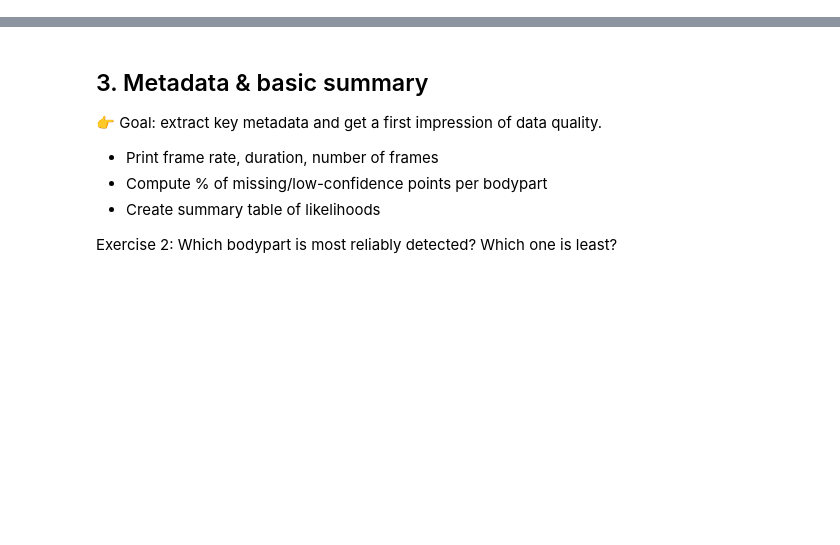
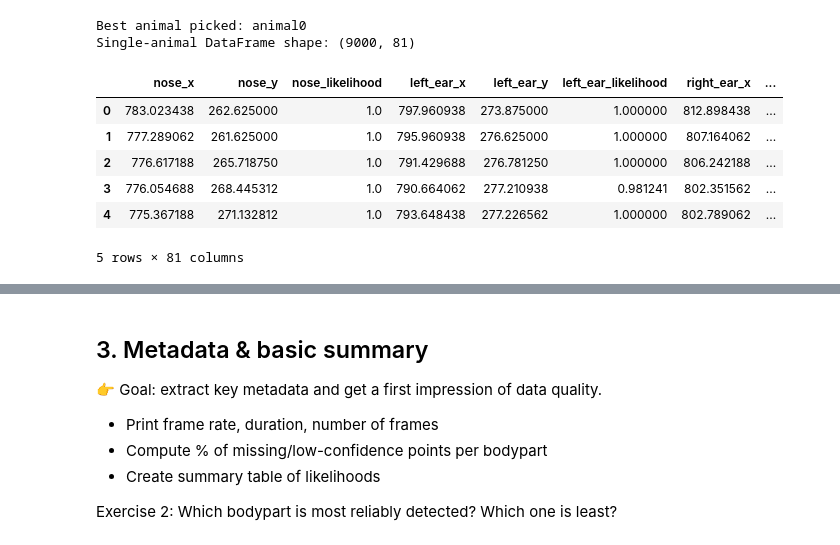
Before and after one commit to LizbethMG-Teaching/pose2behav-book, a Jupyter notebook: notebooks/EDA.ipynb, the cells around one changed output, grey strips where cells are left out. Saved outputs shown, nothing was run; the diff lists cells and outputs as text; code cells hidden in the pictures; blank space fills up the shorter version.

```diff
--- a/notebooks/EDA.ipynb
+++ b/notebooks/EDA.ipynb
@@ -261,0 +312,32 @@ Name: nose_likelihood, dtype: float64
+# %%
+# >>>>>>>>>>>>>>>>>>>
+# TODO: Pick the most likely real animal from the summary index (1 line)
+# Hint: it's the first row after sorting, so index[0]
+# YOUR CODE HERE: 1 line
+# best_animal = ...
+best_animal = summary.index[0]
+# <<<<<<<<<<<<<<<<<<
+
+print(f"Best animal picked: {best_animal}")
+
+# Slice that animal and flatten columns to 'bodypart_coord' for simple downstream use
+A = df.xs(best_animal, axis=1, level="individuals")
+
+
+# Flatten multi-index columns to a single level like 'nose_x', 'paw_likelihood' (1 line)
+A.columns = [f"{bp}_{coord}" for _, bp, coord in A.columns]
+
+df_one = A  # keep a clear name for the single-animal dataframe
+
+print("Single-animal DataFrame shape:", df_one.shape)
+display(df_one.head())
+# %% [output]
+Best animal picked: animal0
+Single-animal DataFrame shape: (9000, 81)
+|  | nose_x | nose_y | nose_likelihood | left_ear_x | left_ear_y | left_ear_likelihood | right_ear_x | ... |
+| 0 | 783.023438 | 262.625000 | 1.0 | 797.960938 | 273.875000 | 1.000000 | 812.898438 | ... |
+| 1 | 777.289062 | 261.625000 | 1.0 | 795.960938 | 276.625000 | 1.000000 | 807.164062 | ... |
+| 2 | 776.617188 | 265.718750 | 1.0 | 791.429688 | 276.781250 | 1.000000 | 806.242188 | ... |
+| 3 | 776.054688 | 268.445312 | 1.0 | 790.664062 | 277.210938 | 0.981241 | 802.351562 | ... |
+| 4 | 775.367188 | 271.132812 | 1.0 | 793.648438 | 277.226562 | 1.000000 | 802.789062 | ... |
+5 rows × 81 columns
```
Also changed, not shown: parts of 14 cells of this notebook, 1 other file.
